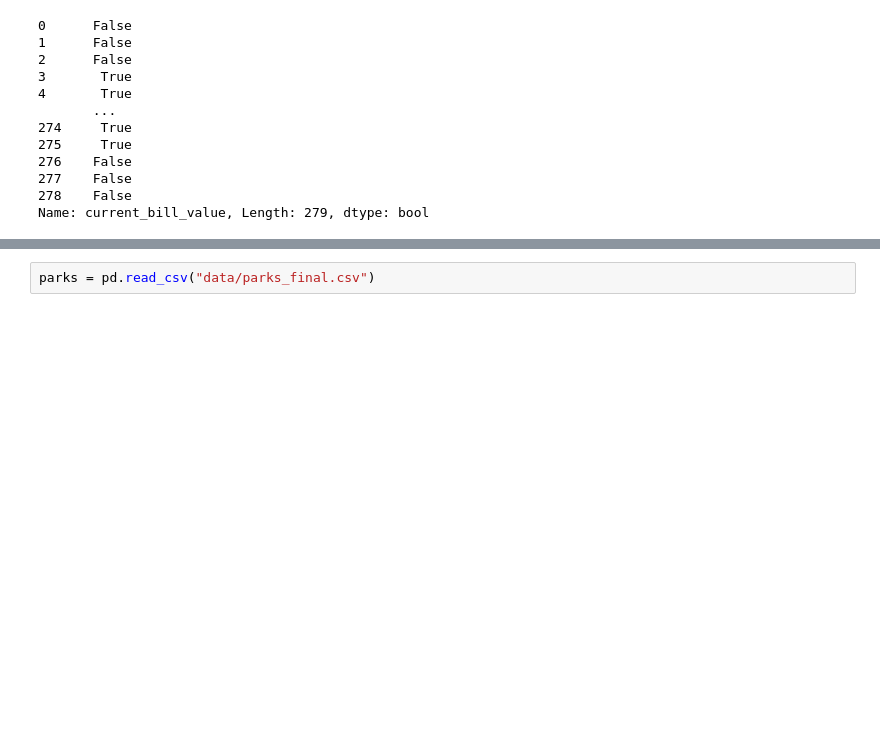
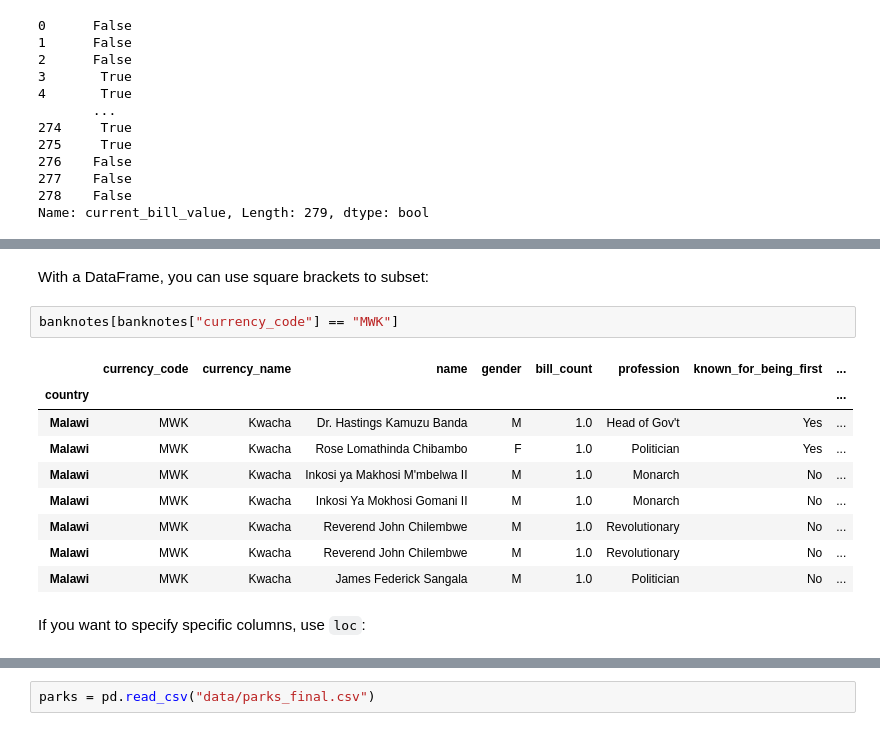
Before and after one commit to ucdavisdatalab/workshop_python_basics, a Jupyter notebook: _sources/chapters/02_pandas-basics.ipynb, the cells around one changed output, grey strips where cells are left out. Saved outputs shown, nothing was run; the diff lists cells and outputs as text; blank space fills up the shorter version.

```diff
--- a/_sources/chapters/02_pandas-basics.ipynb
+++ b/_sources/chapters/02_pandas-basics.ipynb
@@ -582,0 +922,16 @@ Name: current_bill_value, Length: 279, dtype: bool
+# %% [markdown]
+With a DataFrame, you can use square brackets to subset:
+# %%
+banknotes[banknotes["currency_code"] == "MWK"]
+# %% [output]
+|  | currency_code | currency_name | name | gender | bill_count | profession | known_for_being_first | ... |
+| country |  |  |  |  |  |  |  | ... |
+| Malawi | MWK | Kwacha | Dr. Hastings Kamuzu Banda | M | 1.0 | Head of Gov't | Yes | ... |
+| Malawi | MWK | Kwacha | Rose Lomathinda Chibambo | F | 1.0 | Politician | Yes | ... |
+| Malawi | MWK | Kwacha | Inkosi ya Makhosi M'mbelwa II | M | 1.0 | Monarch | No | ... |
+| Malawi | MWK | Kwacha | Inkosi Ya Mokhosi Gomani II | M | 1.0 | Monarch | No | ... |
+| Malawi | MWK | Kwacha | Reverend John Chilembwe | M | 1.0 | Revolutionary | No | ... |
+| Malawi | MWK | Kwacha | Reverend John Chilembwe | M | 1.0 | Revolutionary | No | ... |
+| Malawi | MWK | Kwacha | James Federick Sangala | M | 1.0 | Politician | No | ... |
+# %% [markdown]
+If you want to specify specific columns, use `loc`:
```
Also changed, not shown: parts of 101 cells of this notebook, 5 other files.
